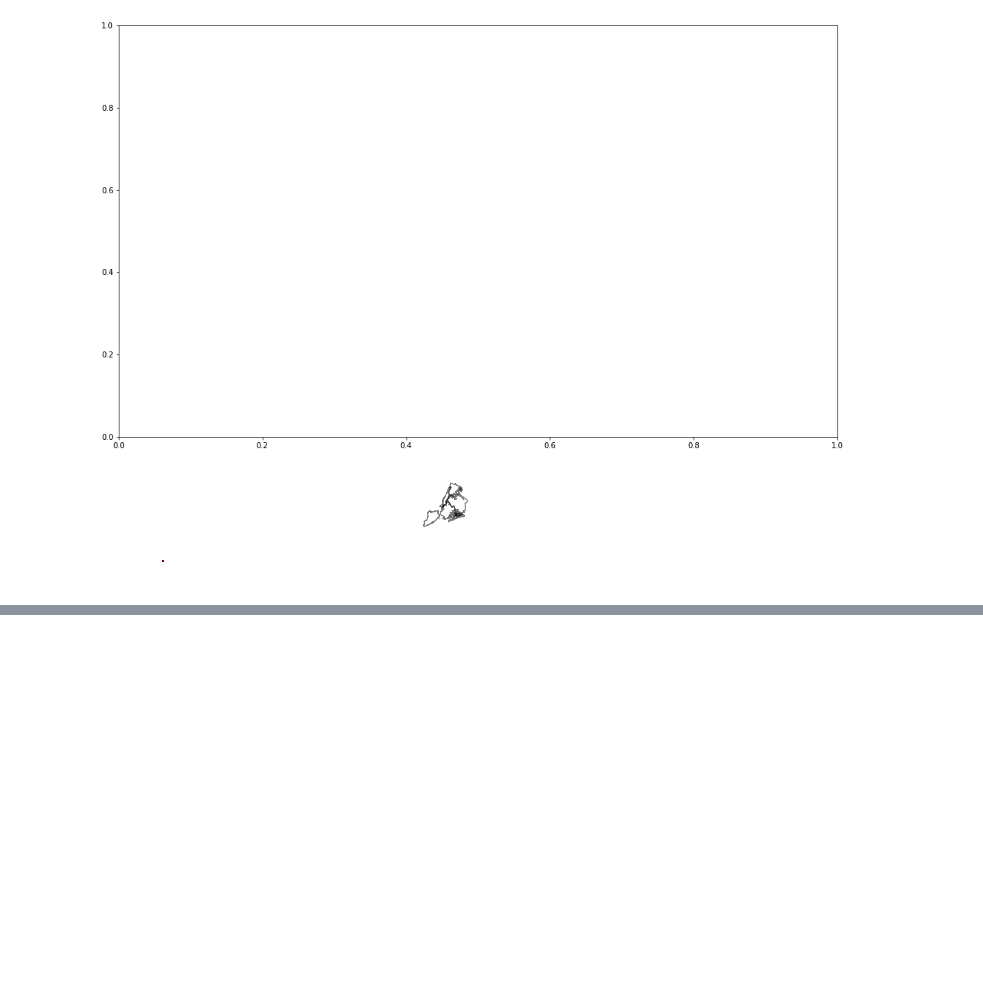
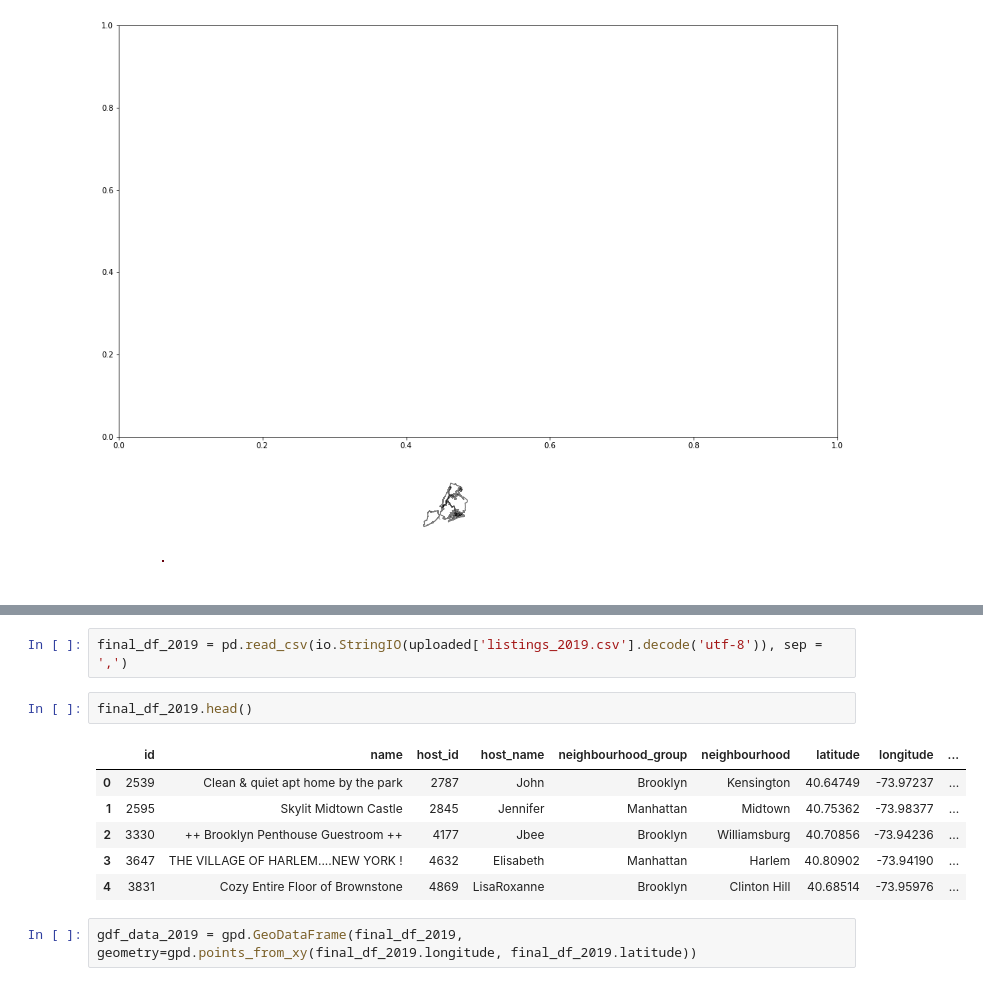
Before and after one commit to Saranyanv/test, a Jupyter notebook: Untitled16.ipynb, the cells around one changed output, grey strips where cells are left out. Drawn from its saved outputs; the diff is of its cells as text; blank space fills up the shorter version.

```diff
--- a/Untitled16.ipynb
+++ b/Untitled16.ipynb
@@ -264,0 +304,13 @@ plt.show()
+# %%
+final_df_2019 = pd.read_csv(io.StringIO(uploaded['listings_2019.csv'].decode('utf-8')), sep = ',')
+# %%
+final_df_2019.head()
+# %% [output]
+|  | id | name | host_id | host_name | neighbourhood_group | neighbourhood | latitude | longitude | ... |
+| 0 | 2539 | Clean & quiet apt home by the park | 2787 | John | Brooklyn | Kensington | 40.64749 | -73.97237 | ... |
+| 1 | 2595 | Skylit Midtown Castle | 2845 | Jennifer | Manhattan | Midtown | 40.75362 | -73.98377 | ... |
+| 2 | 3330 | ++ Brooklyn Penthouse Guestroom ++ | 4177 | Jbee | Brooklyn | Williamsburg | 40.70856 | -73.94236 | ... |
+| 3 | 3647 | THE VILLAGE OF HARLEM....NEW YORK ! | 4632 | Elisabeth | Manhattan | Harlem | 40.80902 | -73.94190 | ... |
+| 4 | 3831 | Cozy Entire Floor of Brownstone | 4869 | LisaRoxanne | Brooklyn | Clinton Hill | 40.68514 | -73.95976 | ... |
+# %%
+gdf_data_2019 = gpd.GeoDataFrame(final_df_2019, geometry=gpd.points_from_xy(final_df_2019.longitude, final_df_2019.latitude))
```
Also changed, not shown: parts of 7 cells of this notebook.
